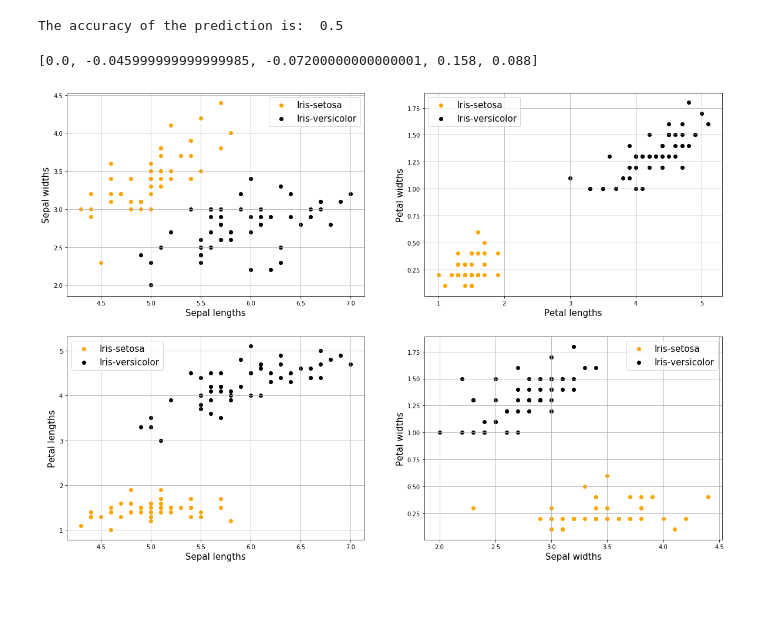
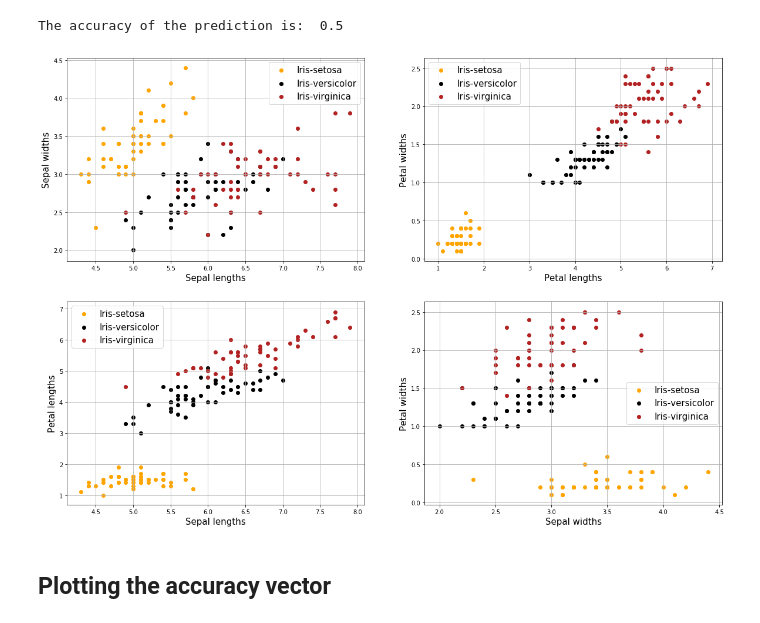
Before and after one commit to domonkoshaffner/scientific_methods_in_physics, a Jupyter notebook: iris/iris.ipynb, the cells around one changed output. Drawn from its saved outputs; the diff is of its cells as text; code cells hidden in the pictures; blank space fills up the shorter version.

Commit message:
Add iris.ipynb with plot, add iris.cpp - model not working properly

```diff
--- a/iris/iris.ipynb
+++ b/iris/iris.ipynb
@@ -104,7 +108,3 @@ weights = fit(X_train, y_train, epochs, eta)
 pred_plot(X_test, weights)
 # %% [output]
 The accuracy of the prediction is:  0.5
-# %%
-weights
-# %% [output]
-[0.0, -0.045999999999999985, -0.07200000000000001, 0.158, 0.088]
@@ -116,52 +111,63 @@ weights = [0, -0.0021, -0.00718, 0.01062, 0.00468,]
 # %%
-a = list(pd.read_csv('data/a.txt', names = ['data1'])['data1'])
-b = list(pd.read_csv('data/b.txt', names = ['data1'])['data1'])
-c = list(pd.read_csv('data/c.txt', names = ['data1'])['data1'])
-d = list(pd.read_csv('data/d.txt', names = ['data1'])['data1'])
-y = list(pd.read_csv('data/y.txt', names = ['data1'])['data1'])
+a = list(pd.read_csv('data/a_all.data', names = ['data1'])['data1'])
+b = list(pd.read_csv('data/b_all.data', names = ['data1'])['data1'])
+c = list(pd.read_csv('data/c_all.data', names = ['data1'])['data1'])
+d = list(pd.read_csv('data/d_all.data', names = ['data1'])['data1'])
+y = list(pd.read_csv('data/iris.data', names = ['data1'])['data1'])
 
 a_set = a[0:50]
 b_set = b[0:50]
 c_set = c[0:50]
 d_set = d[0:50]
 
-a_ver = a[50:]
-b_ver = b[50:]
-c_ver = c[50:]
-d_ver = d[50:]
+a_ver = a[50:100]
+b_ver = b[50:100]
+c_ver = c[50:100]
+d_ver = d[50:100]
+
+a_vir = a[100:]
+b_vir = b[100:]
+c_vir = c[100:]
+d_vir = d[100:]
 # %%
 fig, axs = plt.subplots(2, 2, figsize = (20,14))
 
 axs[0, 0].scatter(a_set, b_set, c='orange', label = 'Iris-setosa')
 axs[0, 0].scatter(a_ver, b_ver, c='black', label = 'Iris-versicolor')
+axs[0, 0].scatter(a_vir, b_vir, c='firebrick', label = 'Iris-virginica')
 axs[0, 0].set_xlabel('Sepal lengths', fontsize = 15)
 axs[0, 0].set_ylabel('Sepal widths', fontsize = 15)
 axs[0, 0].grid()
 axs[0, 0].legend(fontsize = 15)
 
 axs[0, 1].scatter(c_set, d_set, c='orange', label = 'Iris-setosa')
 axs[0, 1].scatter(c_ver, d_ver, c='black', label = 'Iris-versicolor')
+axs[0, 1].scatter(c_vir, d_vir, c='firebrick', label = 'Iris-virginica')
 axs[0, 1].set_xlabel('Petal lengths', fontsize = 15)
 axs[0, 1].set_ylabel('Petal widths', fontsize = 15)
 axs[0, 1].grid()
 axs[0, 1].legend(fontsize = 15)
 
 axs[1, 0].scatter(a_set, c_set, c='orange', label = 'Iris-setosa')
 axs[1, 0].scatter(a_ver, c_ver, c='black', label = 'Iris-versicolor')
+axs[1, 0].scatter(a_vir, c_vir, c='firebrick', label = 'Iris-virginica')
 axs[1, 0].set_xlabel('Sepal lengths', fontsize = 15)
 axs[1, 0].set_ylabel('Petal lengths', fontsize = 15)
 axs[1, 0].grid()
 axs[1, 0].legend(fontsize = 15)
 
 axs[1, 1].scatter(b_set, d_set, c='orange', label = 'Iris-setosa')
 axs[1, 1].scatter(b_ver, d_ver, c='black', label = 'Iris-versicolor')
+axs[1, 1].scatter(b_vir, d_vir, c='firebrick', label = 'Iris-virginica')
 axs[1, 1].set_xlabel('Sepal widths', fontsize = 15)
 axs[1, 1].set_ylabel('Petal widths', fontsize = 15)
 axs[1, 1].grid()
 axs[1, 1].legend(fontsize = 15)
 
-plt.savefig('different_iris_prop_scatter.jpg', dpi = 600)
+plt.savefig('different_iris_prop_scatter.PNG', dpi = 600)
 
 plt.show()
 # %% [output]
-[figure, old version]
+[figure, new version]
+# %% [markdown]
+## Plotting the accuracy vector
```
Also changed, not shown: parts of 8 cells of this notebook.
